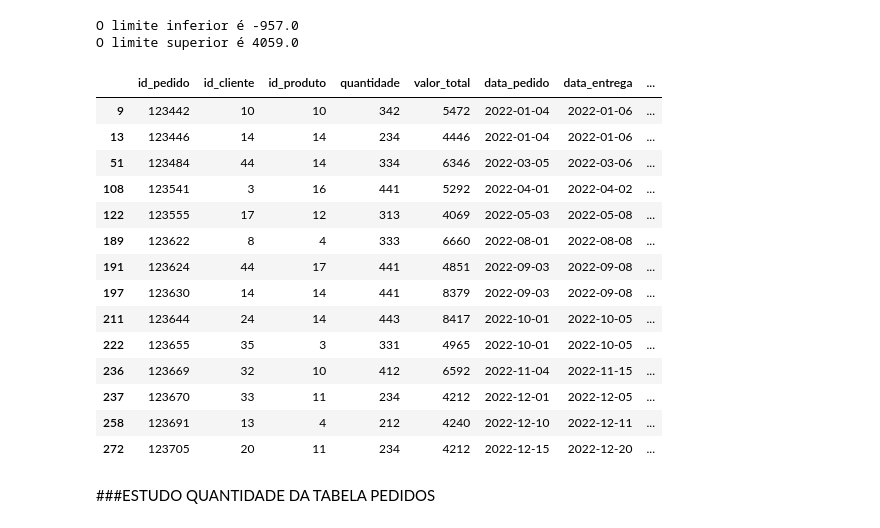
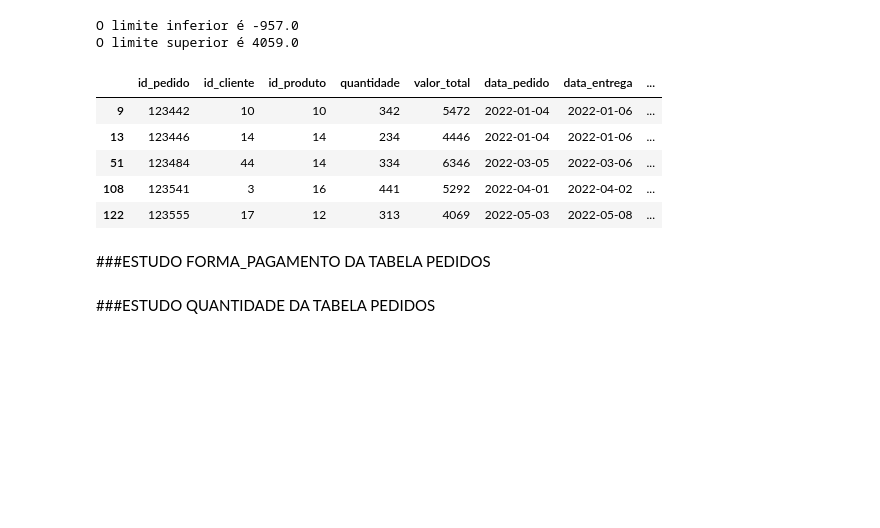
Before and after one commit to anibaltanganelli/Flora, a Jupyter notebook: flora_pratica.ipynb, the cells around one changed output. Saved outputs shown, nothing was run; the diff lists cells and outputs as text; code cells hidden in the pictures; blank space fills up the shorter version.

```diff
--- a/flora_pratica.ipynb
+++ b/flora_pratica.ipynb
@@ -72,7 +72,7 @@ pedidos['forma_pagamento'] = forma_pagamento
 "pd.DataFrame(pedidos).to_csv('pedidos_pgt.csv', index=False')"
 # %%
 #TABELA PEDIDOS ATUALIZADA
-pedidos = pd.read_csv("/content/drive/MyDrive/Dados para estudo/pedidos_pgt.csv")
+pedidos = pd.read_csv("/content/drive/MyDrive/Dados para estudo/pedidos_pgt.csv", index_col = False)
 pedidos.head()
 # %% [output]
 |  | id_pedido | id_cliente | id_produto | quantidade | valor_total | data_pedido | data_entrega | ... |
@@ -475,26 +441,19 @@ O limite superior é 4059.0
 # %%
 #Outliers superior a serem estudados
 
 out_superior = pedidos[pedidos['valor_total'] > 4059.0]
-out_superior
+out_superior.head()
 
 ##Quem são, quais produtos compram, com qual frequência, como pagam, onde estão?
 # %% [output]
 |  | id_pedido | id_cliente | id_produto | quantidade | valor_total | data_pedido | data_entrega | ... |
 | 9 | 123442 | 10 | 10 | 342 | 5472 | 2022-01-04 | 2022-01-06 | ... |
 | 13 | 123446 | 14 | 14 | 234 | 4446 | 2022-01-04 | 2022-01-06 | ... |
 | 51 | 123484 | 44 | 14 | 334 | 6346 | 2022-03-05 | 2022-03-06 | ... |
 | 108 | 123541 | 3 | 16 | 441 | 5292 | 2022-04-01 | 2022-04-02 | ... |
 | 122 | 123555 | 17 | 12 | 313 | 4069 | 2022-05-03 | 2022-05-08 | ... |
-| 189 | 123622 | 8 | 4 | 333 | 6660 | 2022-08-01 | 2022-08-08 | ... |
-| 191 | 123624 | 44 | 17 | 441 | 4851 | 2022-09-03 | 2022-09-08 | ... |
-| 197 | 123630 | 14 | 14 | 441 | 8379 | 2022-09-03 | 2022-09-08 | ... |
-| 211 | 123644 | 24 | 14 | 443 | 8417 | 2022-10-01 | 2022-10-05 | ... |
-| 222 | 123655 | 35 | 3 | 331 | 4965 | 2022-10-01 | 2022-10-05 | ... |
-| 236 | 123669 | 32 | 10 | 412 | 6592 | 2022-11-04 | 2022-11-15 | ... |
-| 237 | 123670 | 33 | 11 | 234 | 4212 | 2022-12-01 | 2022-12-05 | ... |
-| 258 | 123691 | 13 | 4 | 212 | 4240 | 2022-12-10 | 2022-12-11 | ... |
-| 272 | 123705 | 20 | 11 | 234 | 4212 | 2022-12-15 | 2022-12-20 | ... |
+# %% [markdown]
+###ESTUDO FORMA_PAGAMENTO DA TABELA PEDIDOS
 # %% [markdown]
 ###ESTUDO QUANTIDADE DA TABELA PEDIDOS
 # %%
```
Also changed, not shown: parts of 12 cells of this notebook.
